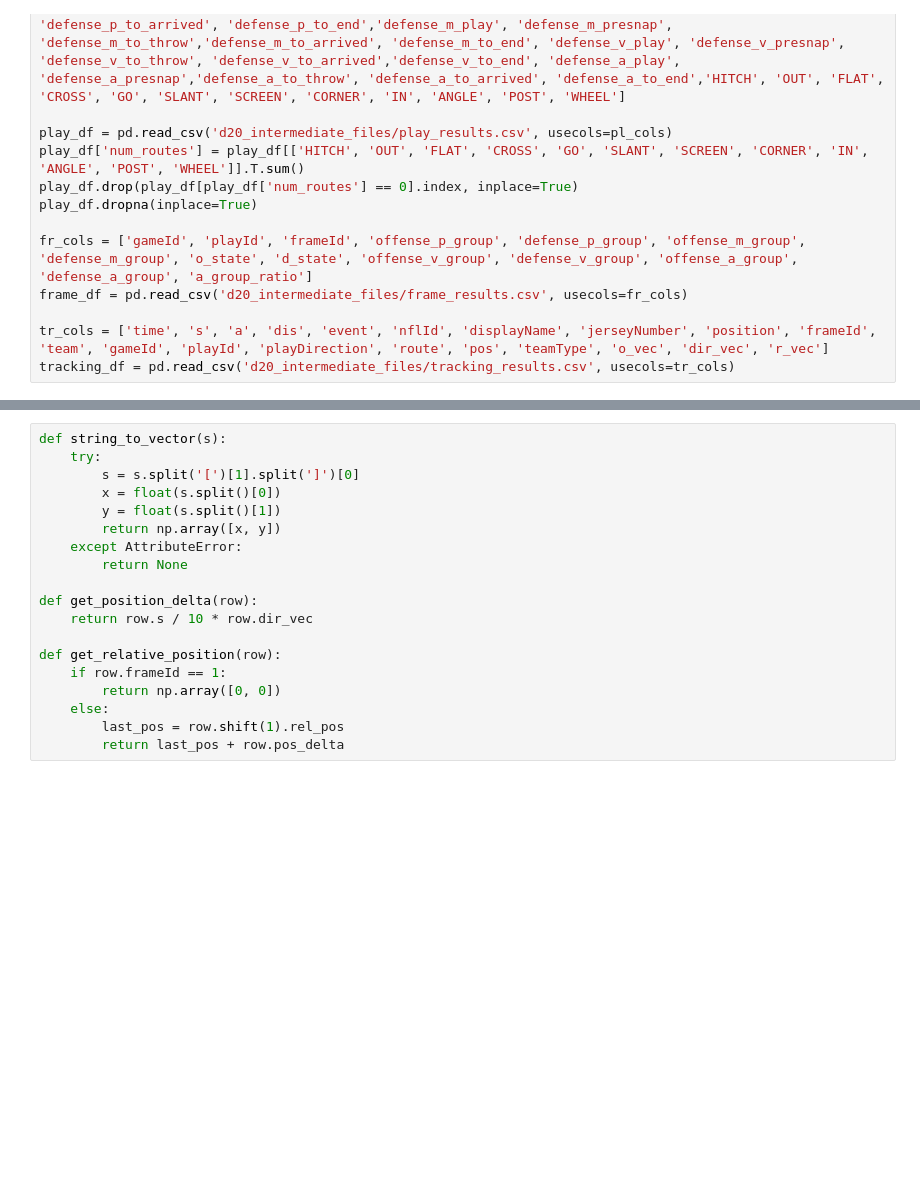
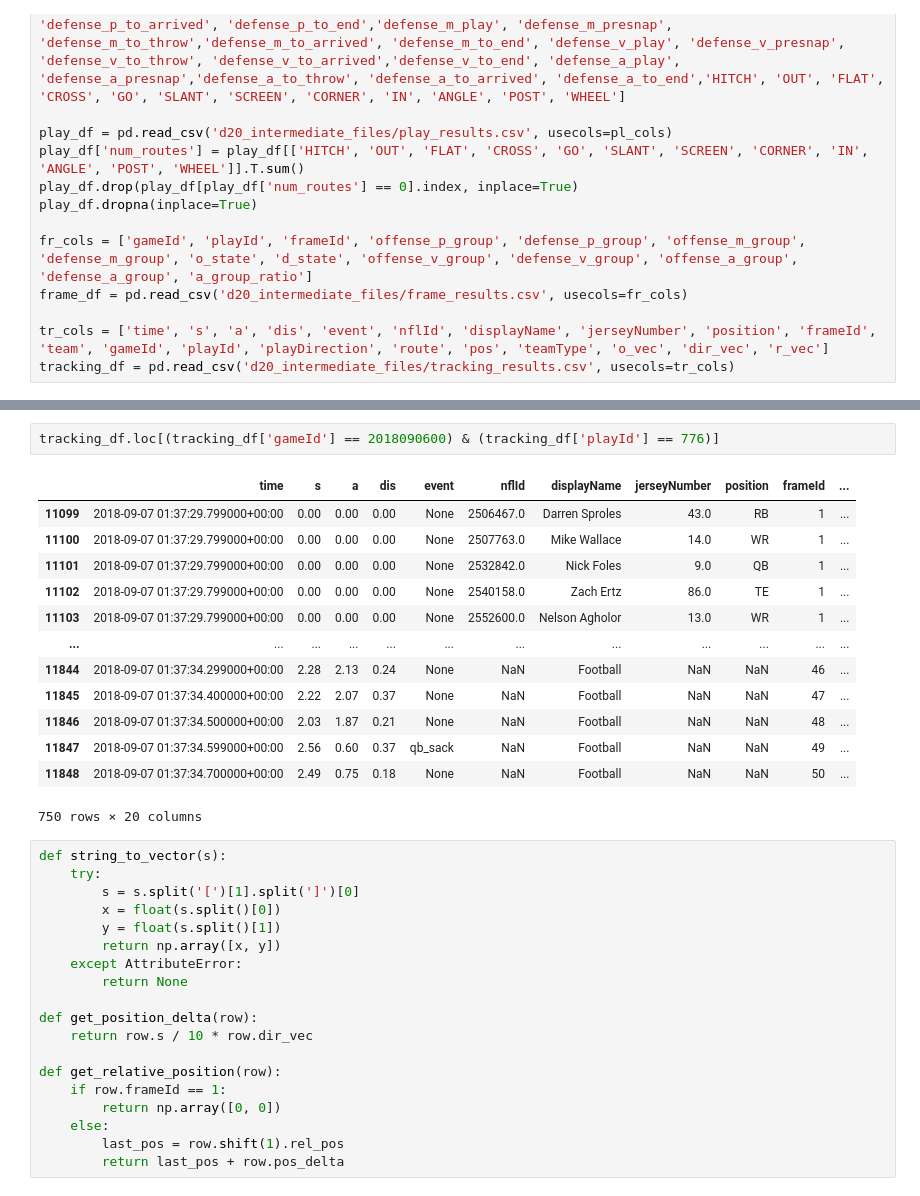
Before and after one commit to sskett/cosc301, a Jupyter notebook: testing.ipynb, the cells around one changed output, grey strips where cells are left out. Cells and saved outputs as stored; diff of their text form; blank space fills up the shorter version.

```diff
--- a/testing.ipynb
+++ b/testing.ipynb
@@ -51,3 +44,19 @@ play_df
+# %%
+tracking_df.loc[(tracking_df['gameId'] == 2018090600) & (tracking_df['playId'] == 776)]
+# %% [output]
+|  | time | s | a | dis | event | nflId | displayName | jerseyNumber | position | frameId | ... |
+| 11099 | 2018-09-07 01:37:29.799000+00:00 | 0.00 | 0.00 | 0.00 | None | 2506467.0 | Darren Sproles | 43.0 | RB | 1 | ... |
+| 11100 | 2018-09-07 01:37:29.799000+00:00 | 0.00 | 0.00 | 0.00 | None | 2507763.0 | Mike Wallace | 14.0 | WR | 1 | ... |
+| 11101 | 2018-09-07 01:37:29.799000+00:00 | 0.00 | 0.00 | 0.00 | None | 2532842.0 | Nick Foles | 9.0 | QB | 1 | ... |
+| 11102 | 2018-09-07 01:37:29.799000+00:00 | 0.00 | 0.00 | 0.00 | None | 2540158.0 | Zach Ertz | 86.0 | TE | 1 | ... |
+| 11103 | 2018-09-07 01:37:29.799000+00:00 | 0.00 | 0.00 | 0.00 | None | 2552600.0 | Nelson Agholor | 13.0 | WR | 1 | ... |
+| ... | ... | ... | ... | ... | ... | ... | ... | ... | ... | ... | ... |
+| 11844 | 2018-09-07 01:37:34.299000+00:00 | 2.28 | 2.13 | 0.24 | None | NaN | Football | NaN | NaN | 46 | ... |
+| 11845 | 2018-09-07 01:37:34.400000+00:00 | 2.22 | 2.07 | 0.37 | None | NaN | Football | NaN | NaN | 47 | ... |
+| 11846 | 2018-09-07 01:37:34.500000+00:00 | 2.03 | 1.87 | 0.21 | None | NaN | Football | NaN | NaN | 48 | ... |
+| 11847 | 2018-09-07 01:37:34.599000+00:00 | 2.56 | 0.60 | 0.37 | qb_sack | NaN | Football | NaN | NaN | 49 | ... |
+| 11848 | 2018-09-07 01:37:34.700000+00:00 | 2.49 | 0.75 | 0.18 | None | NaN | Football | NaN | NaN | 50 | ... |
+750 rows × 20 columns
 # %%
 def string_to_vector(s):
     try:
```
Also changed, not shown: parts of 8 cells of this notebook, 2 other files.
